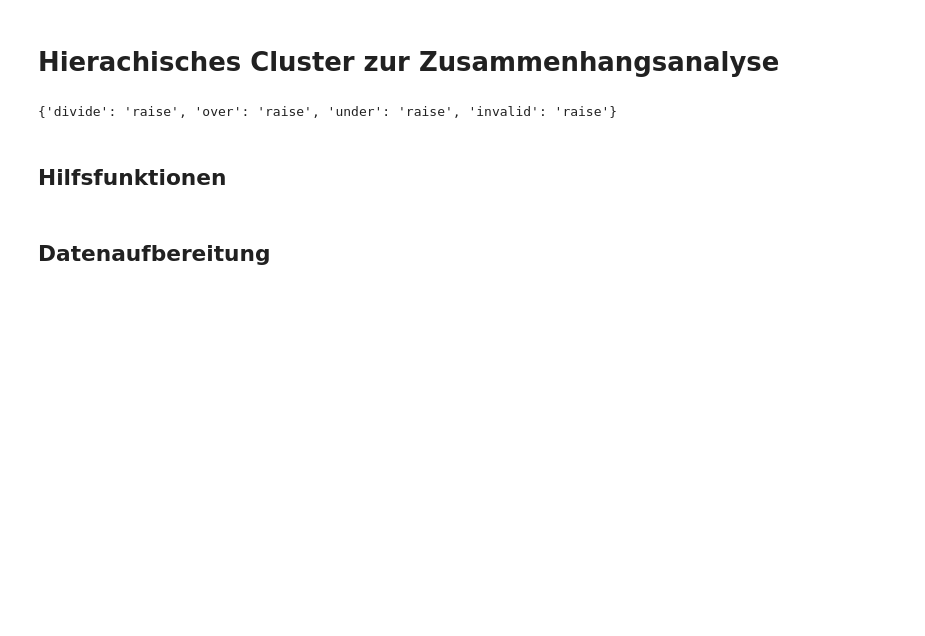
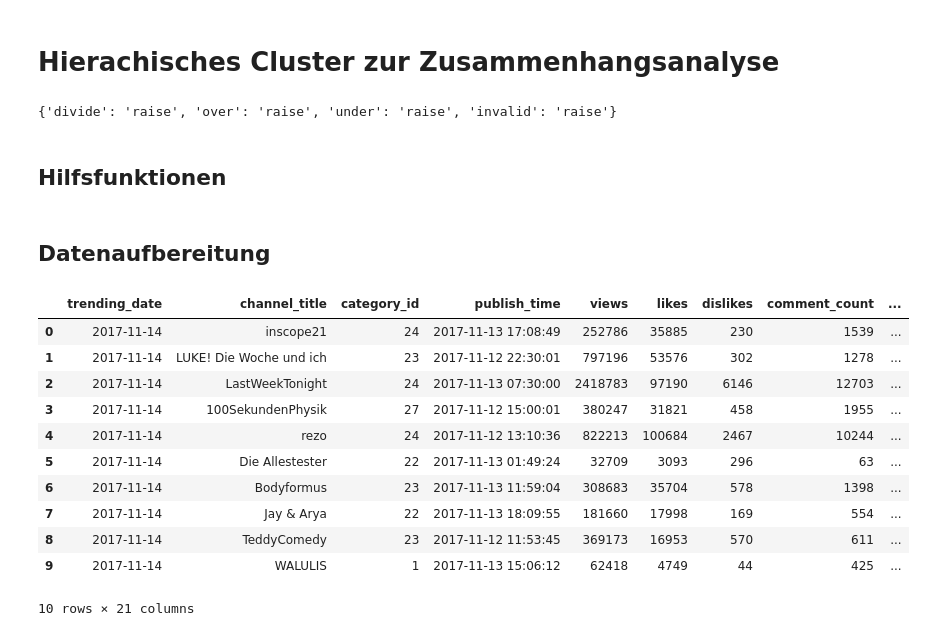
Before and after one commit to StephanHagge/data-mining, a Jupyter notebook: notebooks/context_analysis.ipynb, the cells around one changed output. Drawn from its saved outputs; the diff is of its cells as text; code cells hidden in the pictures; blank space fills up the shorter version.

```diff
--- a/notebooks/context_analysis.ipynb
+++ b/notebooks/context_analysis.ipynb
@@ -45,3 +73,18 @@ df['channel_title'] = df['channel_title'].astype('category')
+# %%
+df.head(10)
+# %% [output]
+|  | trending_date | channel_title | category_id | publish_time | views | likes | dislikes | comment_count | ... |
+| 0 | 2017-11-14 | inscope21 | 24 | 2017-11-13 17:08:49 | 252786 | 35885 | 230 | 1539 | ... |
+| 1 | 2017-11-14 | LUKE! Die Woche und ich | 23 | 2017-11-12 22:30:01 | 797196 | 53576 | 302 | 1278 | ... |
+| 2 | 2017-11-14 | LastWeekTonight | 24 | 2017-11-13 07:30:00 | 2418783 | 97190 | 6146 | 12703 | ... |
+| 3 | 2017-11-14 | 100SekundenPhysik | 27 | 2017-11-12 15:00:01 | 380247 | 31821 | 458 | 1955 | ... |
+| 4 | 2017-11-14 | rezo | 24 | 2017-11-12 13:10:36 | 822213 | 100684 | 2467 | 10244 | ... |
+| 5 | 2017-11-14 | Die Allestester | 22 | 2017-11-13 01:49:24 | 32709 | 3093 | 296 | 63 | ... |
+| 6 | 2017-11-14 | Bodyformus | 23 | 2017-11-13 11:59:04 | 308683 | 35704 | 578 | 1398 | ... |
+| 7 | 2017-11-14 | Jay & Arya | 22 | 2017-11-13 18:09:55 | 181660 | 17998 | 169 | 554 | ... |
+| 8 | 2017-11-14 | TeddyComedy | 23 | 2017-11-12 11:53:45 | 369173 | 16953 | 570 | 611 | ... |
+| 9 | 2017-11-14 | WALULIS | 1 | 2017-11-13 15:06:12 | 62418 | 4749 | 44 | 425 | ... |
+10 rows × 21 columns
 # %%
 def crosstab(x, y):
     """ efficient variant of pandas.crosstab for two series."""
```
Also changed, not shown: parts of 5 cells of this notebook, 2 other files.
